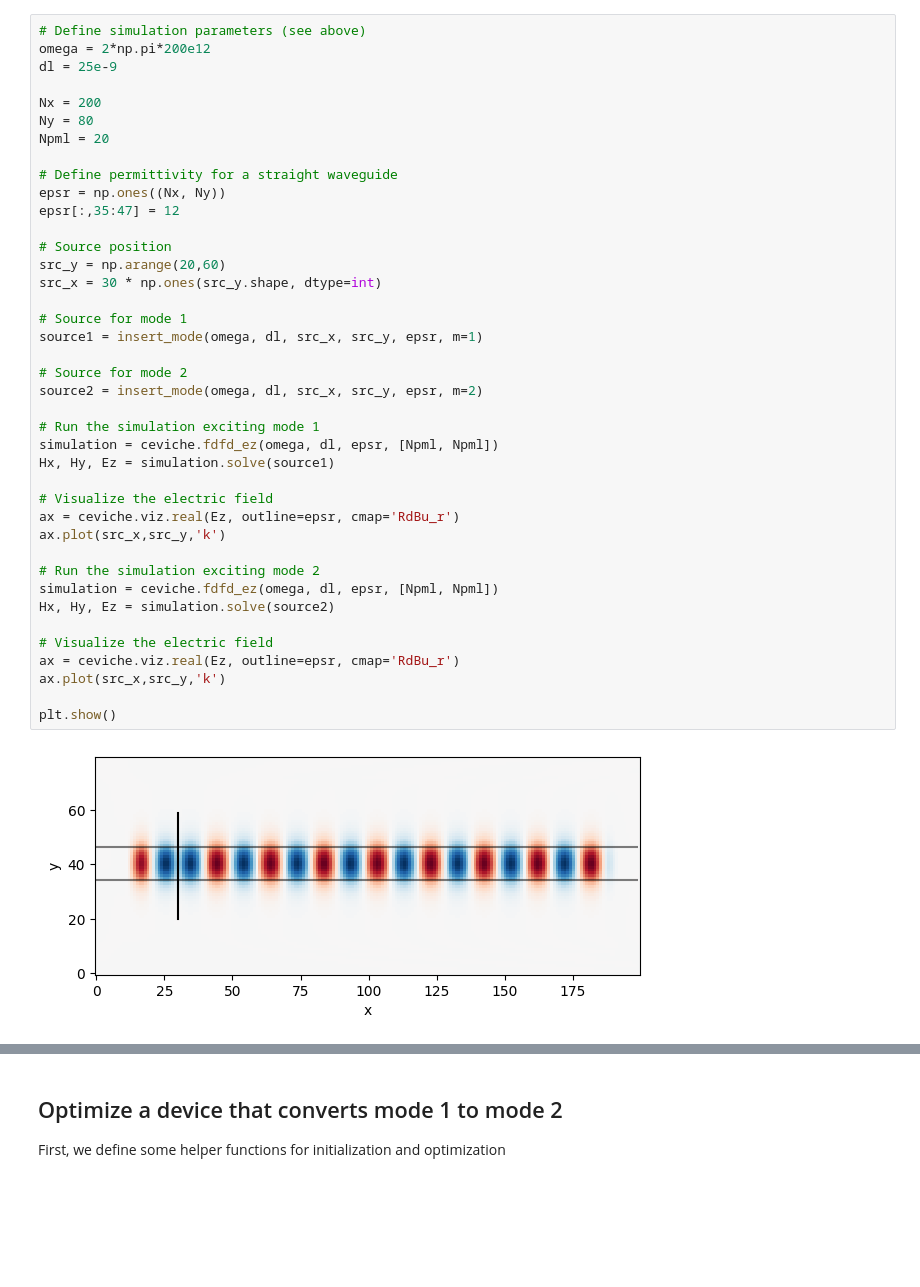
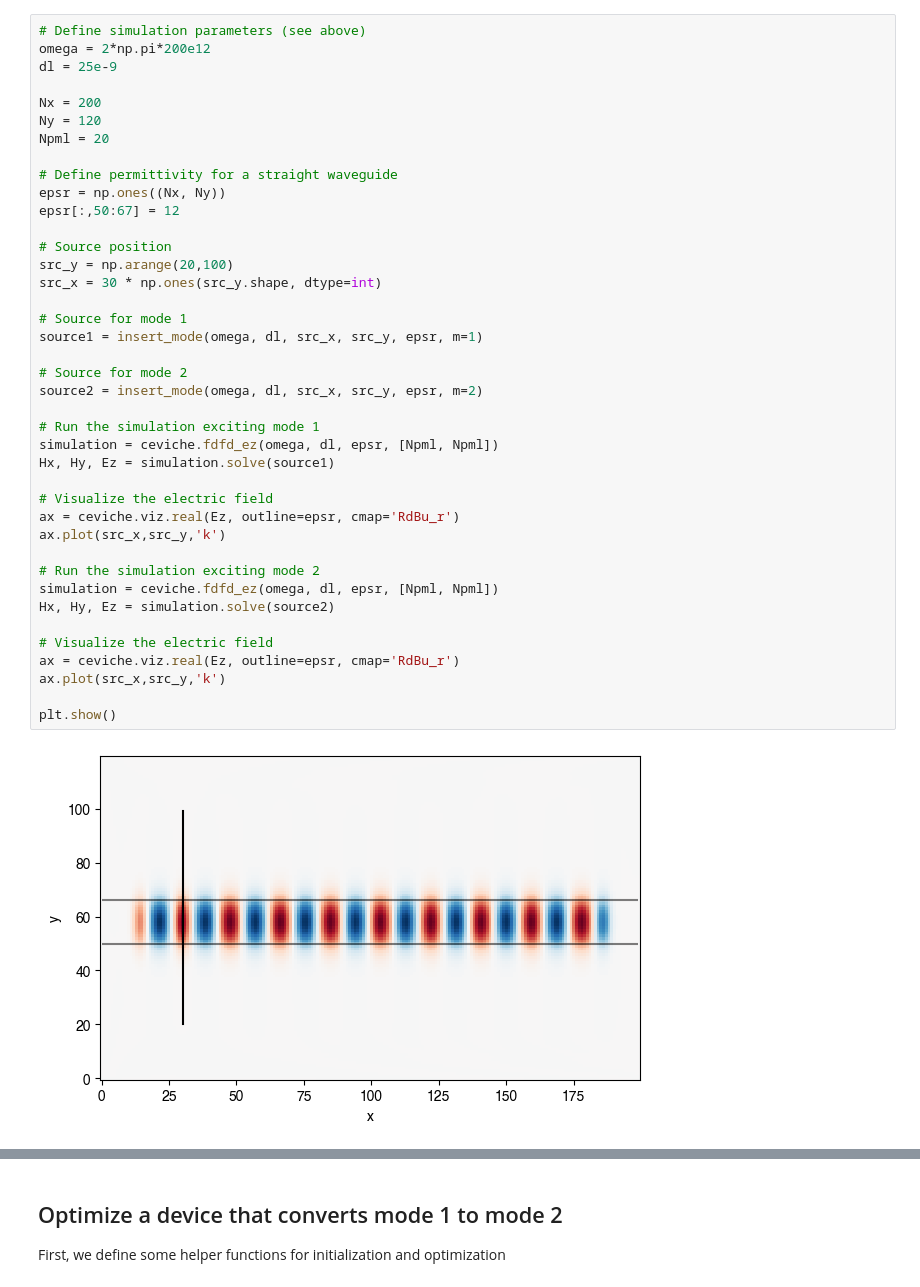
Before and after one commit to fancompute/workshop-invdesign, a Jupyter notebook: 02_Invdes_intro.ipynb, the cells around one changed output, grey strips where cells are left out. Saved outputs shown, nothing was run; the diff lists cells and outputs as text; blank space fills up the shorter version.

```diff
--- a/02_Invdes_intro.ipynb
+++ b/02_Invdes_intro.ipynb
@@ -32,39 +32,39 @@ omega = 2*np.pi*200e12
 dl = 25e-9
 
 Nx = 200
-Ny = 80
+Ny = 120
 Npml = 20
 
 # Define permittivity for a straight waveguide
 epsr = np.ones((Nx, Ny))
-epsr[:,35:47] = 12
+epsr[:,50:67] = 12
 
 # Source position
-src_y = np.arange(20,60)
+src_y = np.arange(20,100)
 src_x = 30 * np.ones(src_y.shape, dtype=int)
 
 # Source for mode 1
 source1 = insert_mode(omega, dl, src_x, src_y, epsr, m=1)
 
 # Source for mode 2
 source2 = insert_mode(omega, dl, src_x, src_y, epsr, m=2)
 
 # Run the simulation exciting mode 1
 simulation = ceviche.fdfd_ez(omega, dl, epsr, [Npml, Npml])
 Hx, Hy, Ez = simulation.solve(source1)
 
 # Visualize the electric field
 ax = ceviche.viz.real(Ez, outline=epsr, cmap='RdBu_r')
 ax.plot(src_x,src_y,'k')
 
 # Run the simulation exciting mode 2
 simulation = ceviche.fdfd_ez(omega, dl, epsr, [Npml, Npml])
 Hx, Hy, Ez = simulation.solve(source2)
 
 # Visualize the electric field
 ax = ceviche.viz.real(Ez, outline=epsr, cmap='RdBu_r')
 ax.plot(src_x,src_y,'k')
 
 plt.show()
 # %% [output]
-[figure, old version]
+[figure, new version]
```
Also changed, not shown: parts of 7 cells of this notebook, 2 other files.
